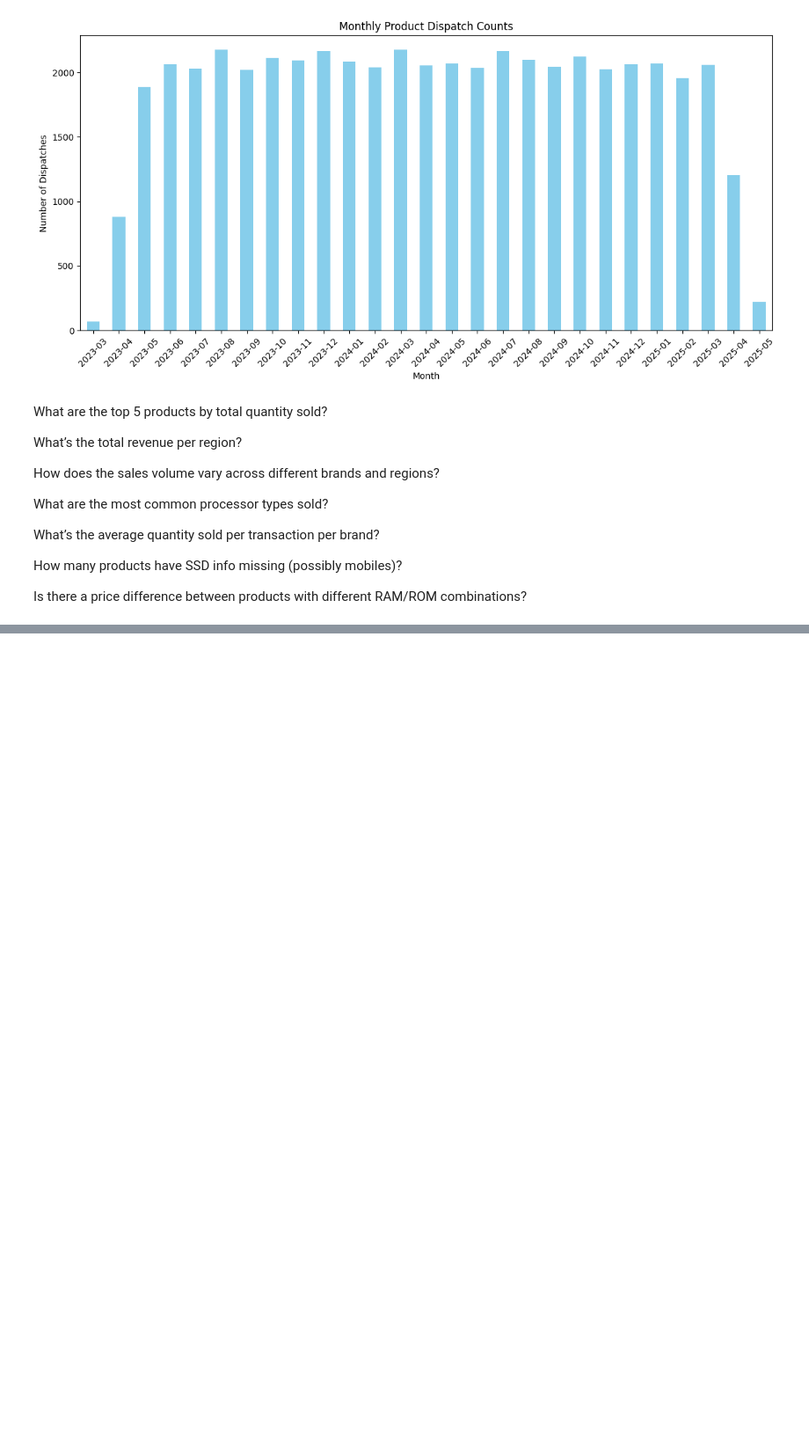
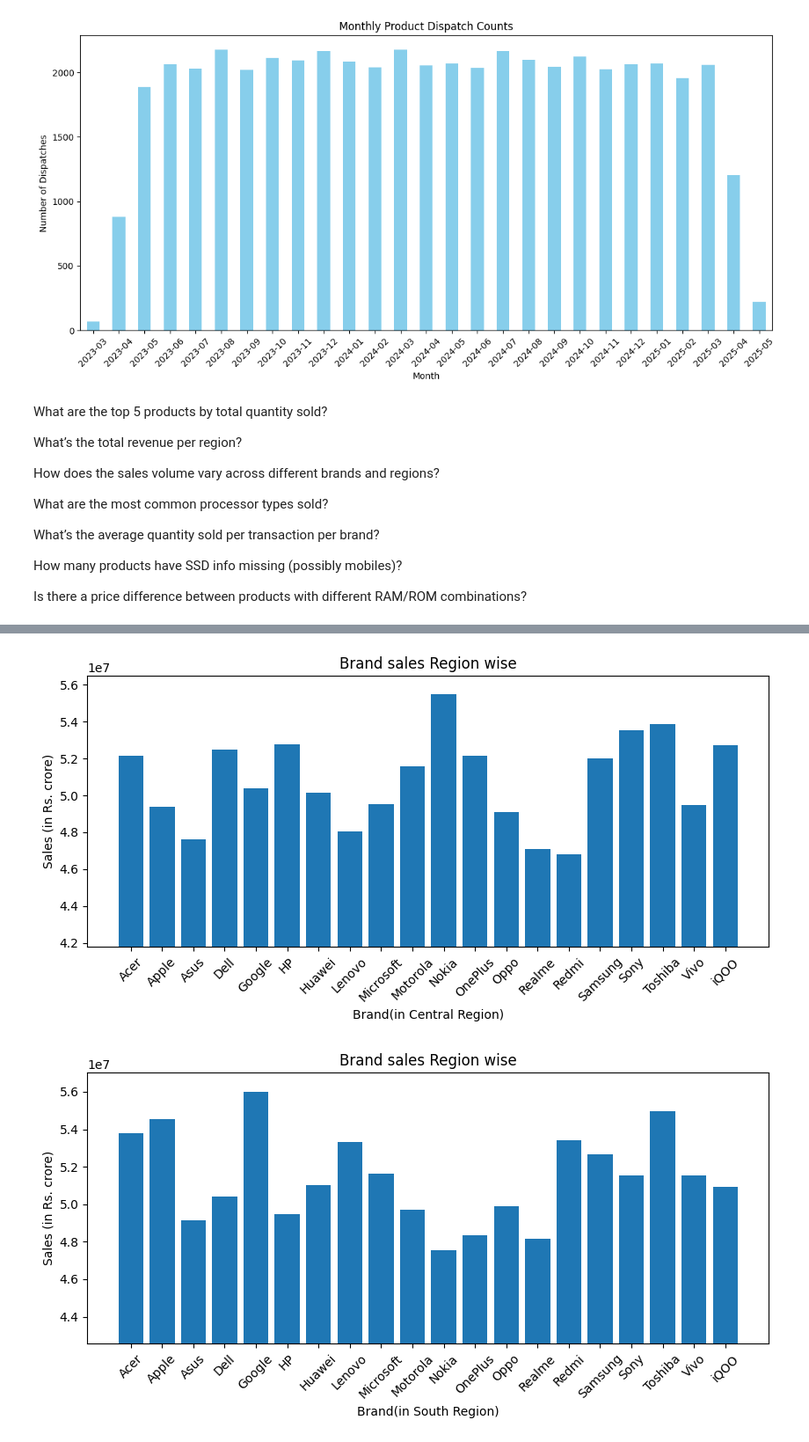
Before and after one commit to Samarthcreator/Data-Analytic-Project, a Jupyter notebook: Mobile_sales_Analysis.ipynb, the cells around one changed output, grey strips where cells are left out. Shown: that part at 88% size. Saved outputs shown, nothing was run; the diff lists cells and outputs as text; code cells hidden in the pictures; blank space fills up the shorter version.

```diff
--- a/Mobile_sales_Analysis.ipynb
+++ b/Mobile_sales_Analysis.ipynb
@@ -267,0 +331,15 @@ Is there a price difference between products with different RAM/ROM combinations
+# %%
+for i in df.Region.unique():
+    temp=df[df.Region==i].groupby(["Brand"])["Price"].sum()
+
+    plt.figure(figsize=(10,4))
+    plt.title("Brand sales Region wise")
+    plt.bar(temp.index,temp.values)
+    plt.ylim(min(temp.values)-5000000,max(temp.values)+1000000)
+    plt.xticks(rotation=45)
+    plt.xlabel(f"Brand(in {i} Region)")
+    plt.ylabel("Sales (in Rs. crore)")
+    plt.show()
+# %% [output]
+[figure, added]
+[figure, added]
```
Also changed, not shown: parts of 13 cells of this notebook.
